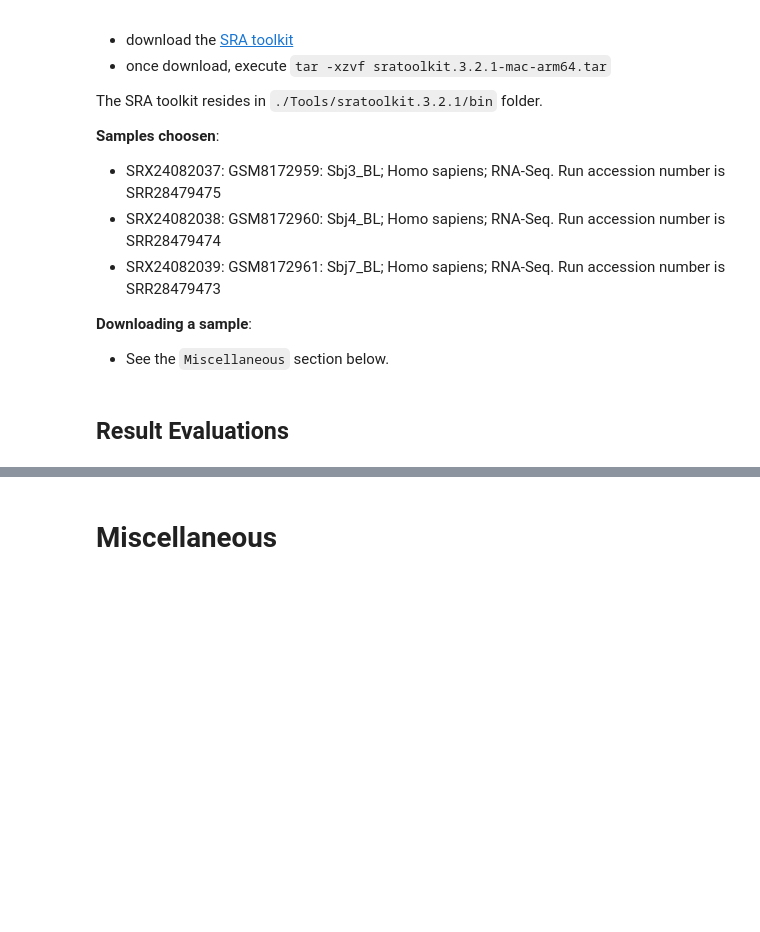
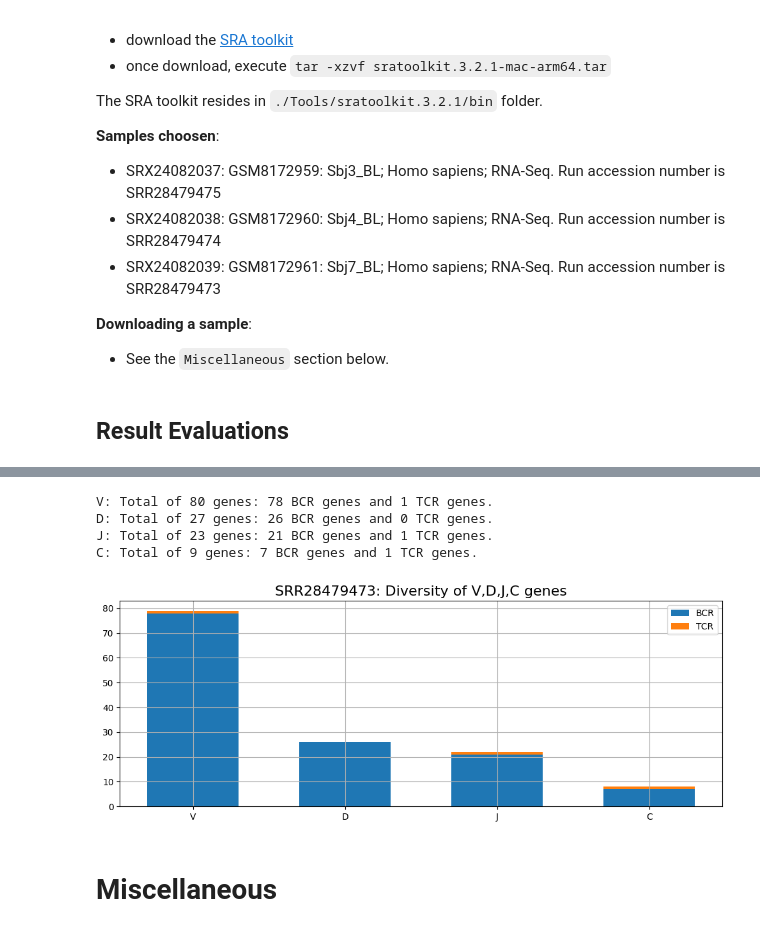
Before and after one commit to yoramzarai/Numenos-exercise, a Jupyter notebook: main_exercise.ipynb, the cells around one changed output, grey strips where cells are left out. Cells and saved outputs as stored; diff of their text form; code cells hidden in the pictures; blank space fills up the shorter version.

```diff
--- a/main_exercise.ipynb
+++ b/main_exercise.ipynb
@@ -389,31 +479,37 @@ print("Recall that 0 score implies partial CDR3.")
 '''
 VDJC genes diversity.
 '''
 figsize: tuple[int, int] = (10,4)
 width: float = 0.6
-save_figure: bool = True
+save_figure: bool = False
 # -------------------------------
 VDJC_genes_diverisity = defaultdict(list)
 for gene in VDJC_genes:
     v_genes = df[gene].unique().tolist()
     v_tcr_genes = [v for v in v_genes if v.startswith('T')]
     v_bcr_genes = [v for v in v_genes if v.startswith('I')]
     print(f"{gene}: Total of {len(v_genes)} genes: {len(v_bcr_genes)} BCR genes and {len(v_tcr_genes)} TCR genes.")
     VDJC_genes_diverisity['BCR'].append(len(v_bcr_genes))
     VDJC_genes_diverisity['TCR'].append(len(v_tcr_genes))
 
 # plot
 fig, ax = plt.subplots(nrows=1, ncols=1, tight_layout=True, figsize=figsize, squeeze=True)
 bottom = np.zeros(len(VDJC_genes))
 
 for gene, gene_bcr_tcr_count in VDJC_genes_diverisity.items():
     ax.bar(VDJC_genes, gene_bcr_tcr_count, width, label=gene, bottom=bottom)
     bottom += gene_bcr_tcr_count
 ax.grid()
 ax.set_title(f"{sample_name}: Diversity of {','.join(VDJC_genes)} genes", fontsize=16)
 ax.legend()
 
 if save_figure:
     fig_file: Path = figure_path / f"{sample_name}_VDJC_diversity.jpg"
     plt.savefig(fig_file)
     print(f"\nFigure saved in {fig_file}.")
+# %% [output]
+V: Total of 80 genes: 78 BCR genes and 1 TCR genes.
+D: Total of 27 genes: 26 BCR genes and 0 TCR genes.
+J: Total of 23 genes: 21 BCR genes and 1 TCR genes.
+C: Total of 9 genes: 7 BCR genes and 1 TCR genes.
+[figure, added]
```
Also changed, not shown: parts of 4 cells of this notebook.
